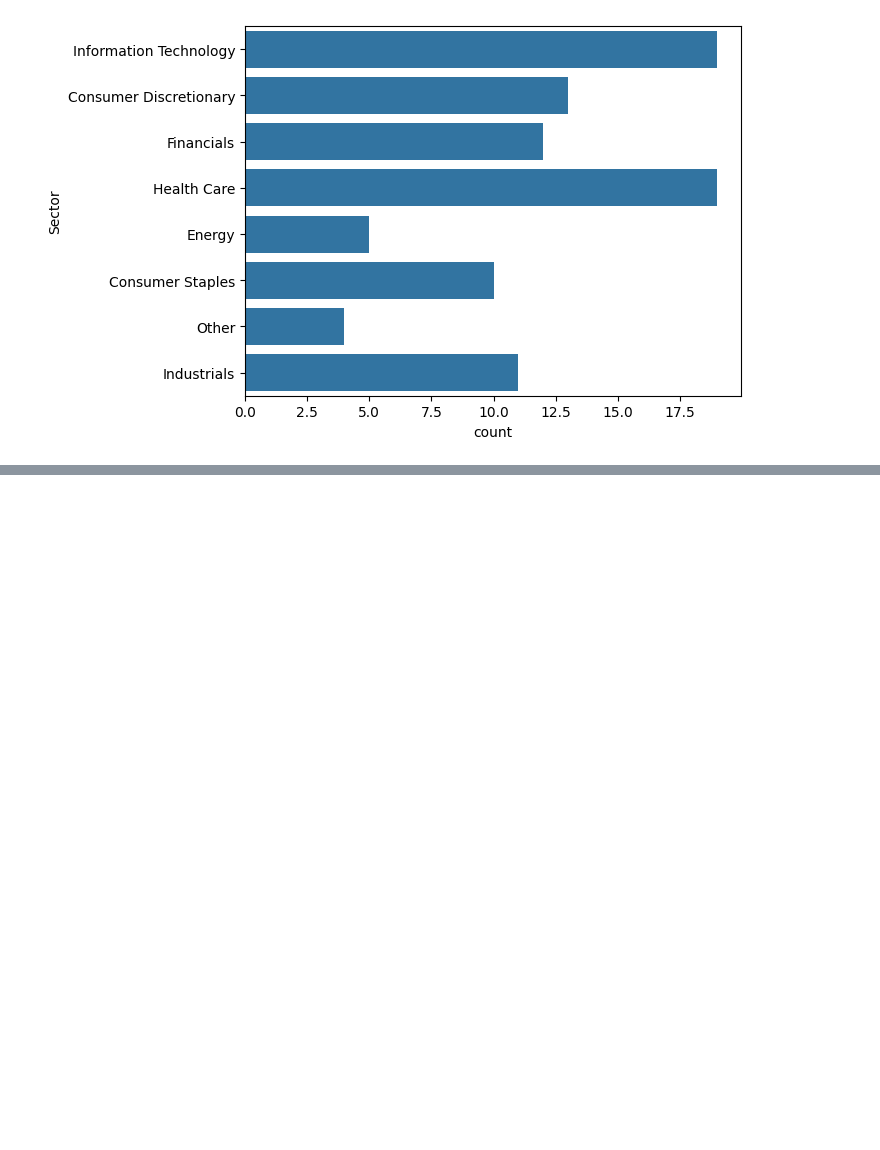
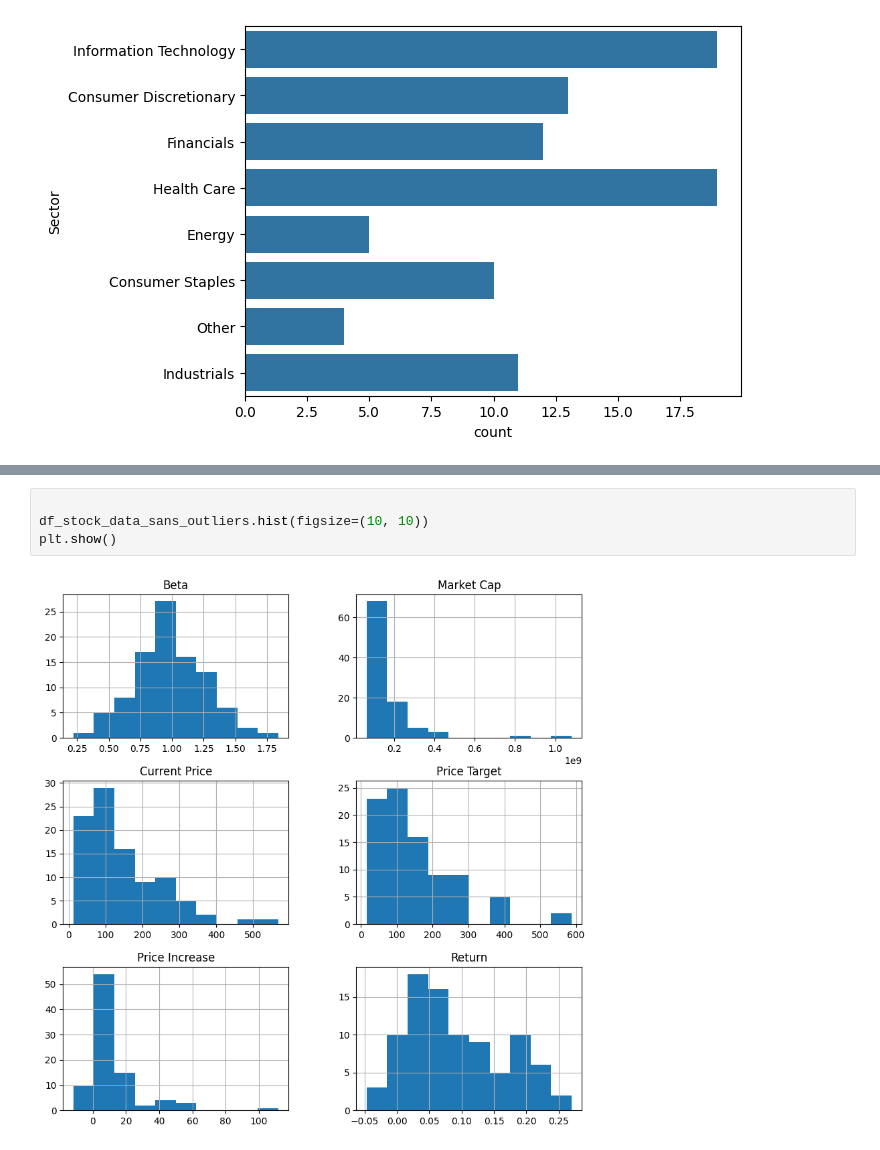
Before and after one commit to L-Gre/Data_Analytics_for_Finance, a Jupyter notebook: Pt2_Applied_Machine_Learning_Algorithms/Mod1_Data_Cleaning_Exploration/countplot_replace.ipynb, the cells around one changed output, grey strips where cells are left out. Drawn from its saved outputs; the diff is of its cells as text; blank space fills up the shorter version.

```diff
--- a/Pt2_Applied_Machine_Learning_Algorithms/Mod1_Data_Cleaning_Exploration/countplot_replace.ipynb
+++ b/Pt2_Applied_Machine_Learning_Algorithms/Mod1_Data_Cleaning_Exploration/countplot_replace.ipynb
@@ -119,0 +188,6 @@ plt.show()
+# %%
+
+df_stock_data_sans_outliers.hist(figsize=(10, 10))
+plt.show()
+# %% [output]
+[figure, added]
```
Also changed, not shown: parts of 22 cells of this notebook.
